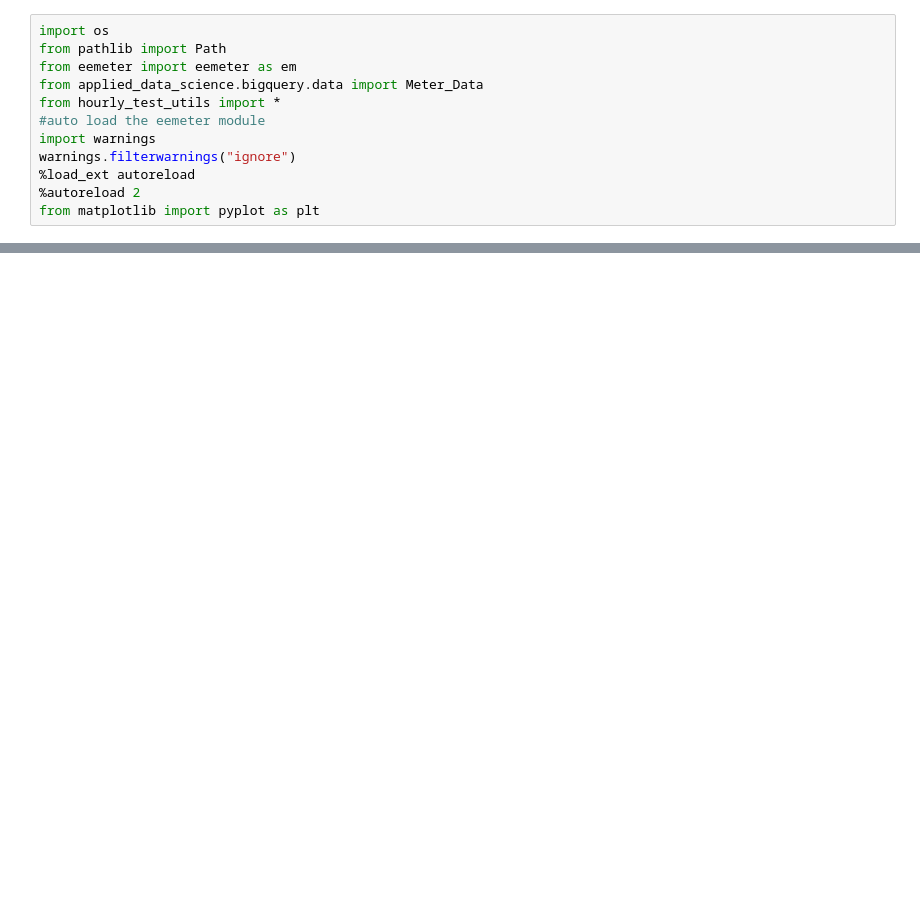
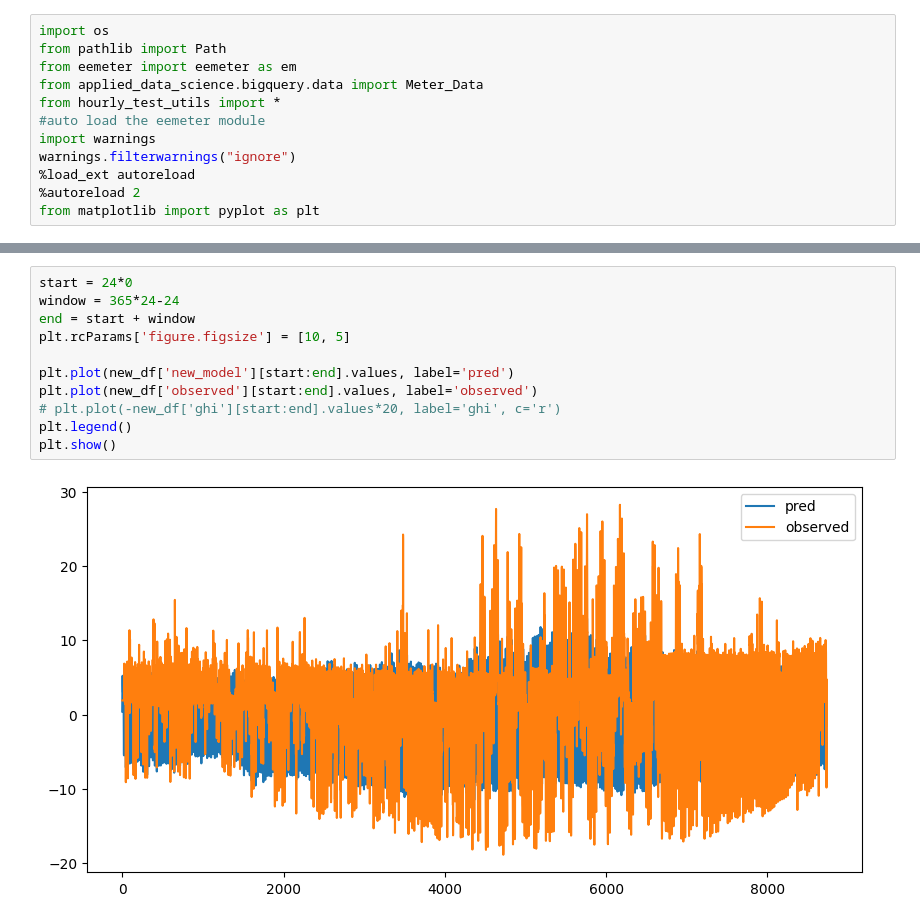
Before and after one commit to openeemeter/eemeter, a Jupyter notebook: scripts/hourly_test.ipynb, the cells around one changed output, grey strips where cells are left out. Cells and saved outputs as stored; diff of their text form; blank space fills up the shorter version.

```diff
--- a/scripts/hourly_test.ipynb
+++ b/scripts/hourly_test.ipynb
@@ -76,0 +95,13 @@ plt.show()
+# %%
+start = 24*0
+window = 365*24-24
+end = start + window
+plt.rcParams['figure.figsize'] = [10, 5]
+
+plt.plot(new_df['new_model'][start:end].values, label='pred')
+plt.plot(new_df['observed'][start:end].values, label='observed')
+# plt.plot(-new_df['ghi'][start:end].values*20, label='ghi', c='r')
+plt.legend()
+plt.show()
+# %% [output]
+[figure, added]
```
Also changed, not shown: parts of 5 cells of this notebook, 2 other files.
